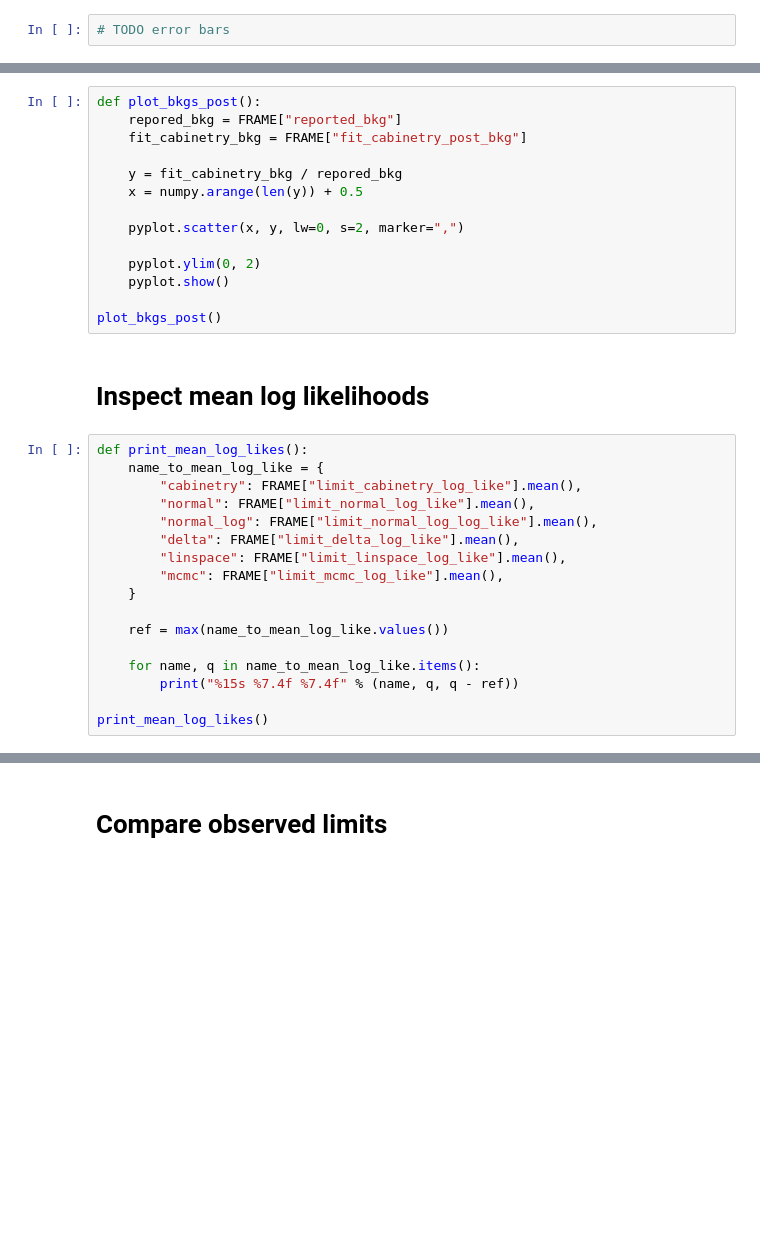
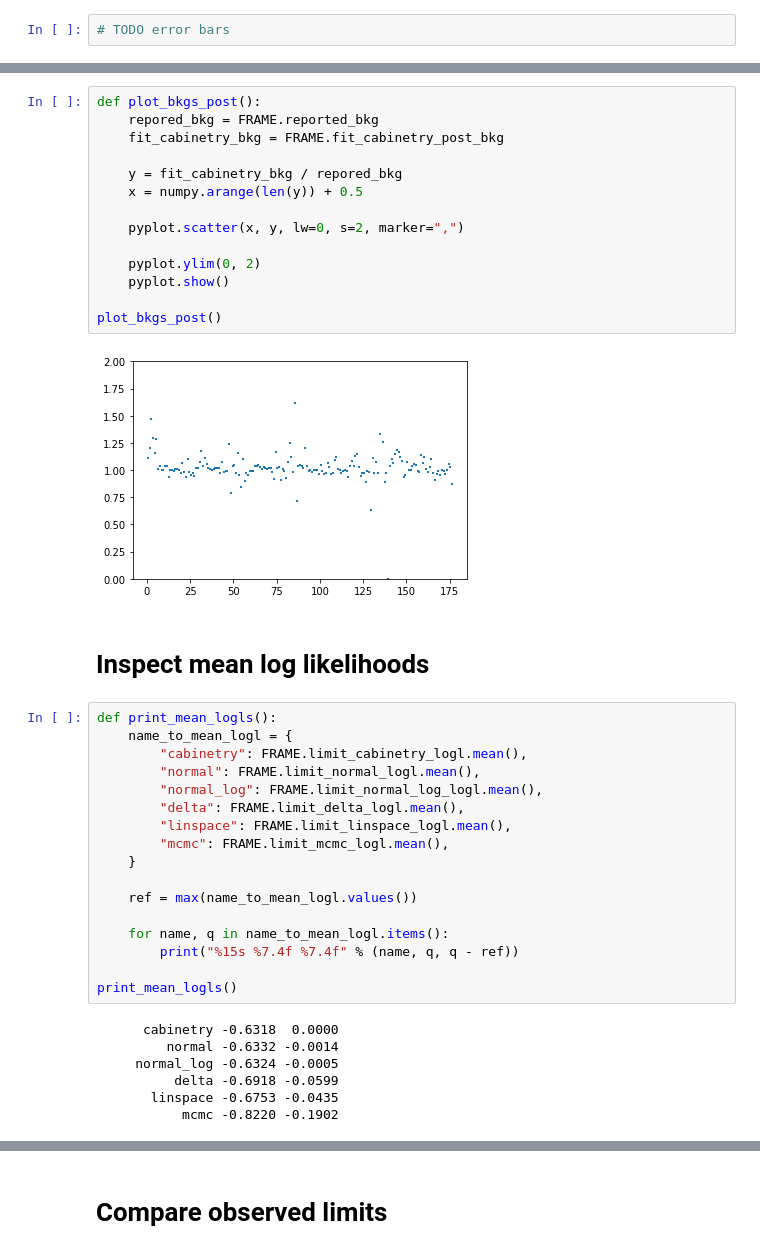
Before and after one commit to Rupt/interval-evidence, a Jupyter notebook: validation_frame.ipynb, the cells around one changed output, grey strips where cells are left out. Drawn from its saved outputs; the diff is of its cells as text; blank space fills up the shorter version.

```diff
--- a/validation_frame.ipynb
+++ b/validation_frame.ipynb
@@ -272,36 +394,45 @@ plot_bkgs()
 # %%
 def plot_bkgs_post():
-    repored_bkg = FRAME["reported_bkg"]
-    fit_cabinetry_bkg = FRAME["fit_cabinetry_post_bkg"]
+    repored_bkg = FRAME.reported_bkg
+    fit_cabinetry_bkg = FRAME.fit_cabinetry_post_bkg
 
     y = fit_cabinetry_bkg / repored_bkg
     x = numpy.arange(len(y)) + 0.5
 
     pyplot.scatter(x, y, lw=0, s=2, marker=",")
 
     pyplot.ylim(0, 2)
     pyplot.show()
 
 plot_bkgs_post()
+# %% [output]
+[figure, added]
 # %% [markdown]
 # Inspect mean log likelihoods
 # %%
-def print_mean_log_likes():
-    name_to_mean_log_like = {
-        "cabinetry": FRAME["limit_cabinetry_log_like"].mean(),
-        "normal": FRAME["limit_normal_log_like"].mean(),
-        "normal_log": FRAME["limit_normal_log_log_like"].mean(),
-        "delta": FRAME["limit_delta_log_like"].mean(),
-        "linspace": FRAME["limit_linspace_log_like"].mean(),
-        "mcmc": FRAME["limit_mcmc_log_like"].mean(),
+def print_mean_logls():
+    name_to_mean_logl = {
+        "cabinetry": FRAME.limit_cabinetry_logl.mean(),
+        "normal": FRAME.limit_normal_logl.mean(),
+        "normal_log": FRAME.limit_normal_log_logl.mean(),
+        "delta": FRAME.limit_delta_logl.mean(),
+        "linspace": FRAME.limit_linspace_logl.mean(),
+        "mcmc": FRAME.limit_mcmc_logl.mean(),
     }
 
-    ref = max(name_to_mean_log_like.values())
+    ref = max(name_to_mean_logl.values())
 
-    for name, q in name_to_mean_log_like.items():
+    for name, q in name_to_mean_logl.items():
         print("%15s %7.4f %7.4f" % (name, q, q - ref))
 
-print_mean_log_likes()
+print_mean_logls()
+# %% [output]
+      cabinetry -0.6318  0.0000
+         normal -0.6332 -0.0014
+     normal_log -0.6324 -0.0005
+          delta -0.6918 -0.0599
+       linspace -0.6753 -0.0435
+           mcmc -0.8220 -0.1902
 # %%
 def print_optimized_mixture():
     name_to_mixture_part = {
```
Also changed, not shown: parts of 27 cells of this notebook.
